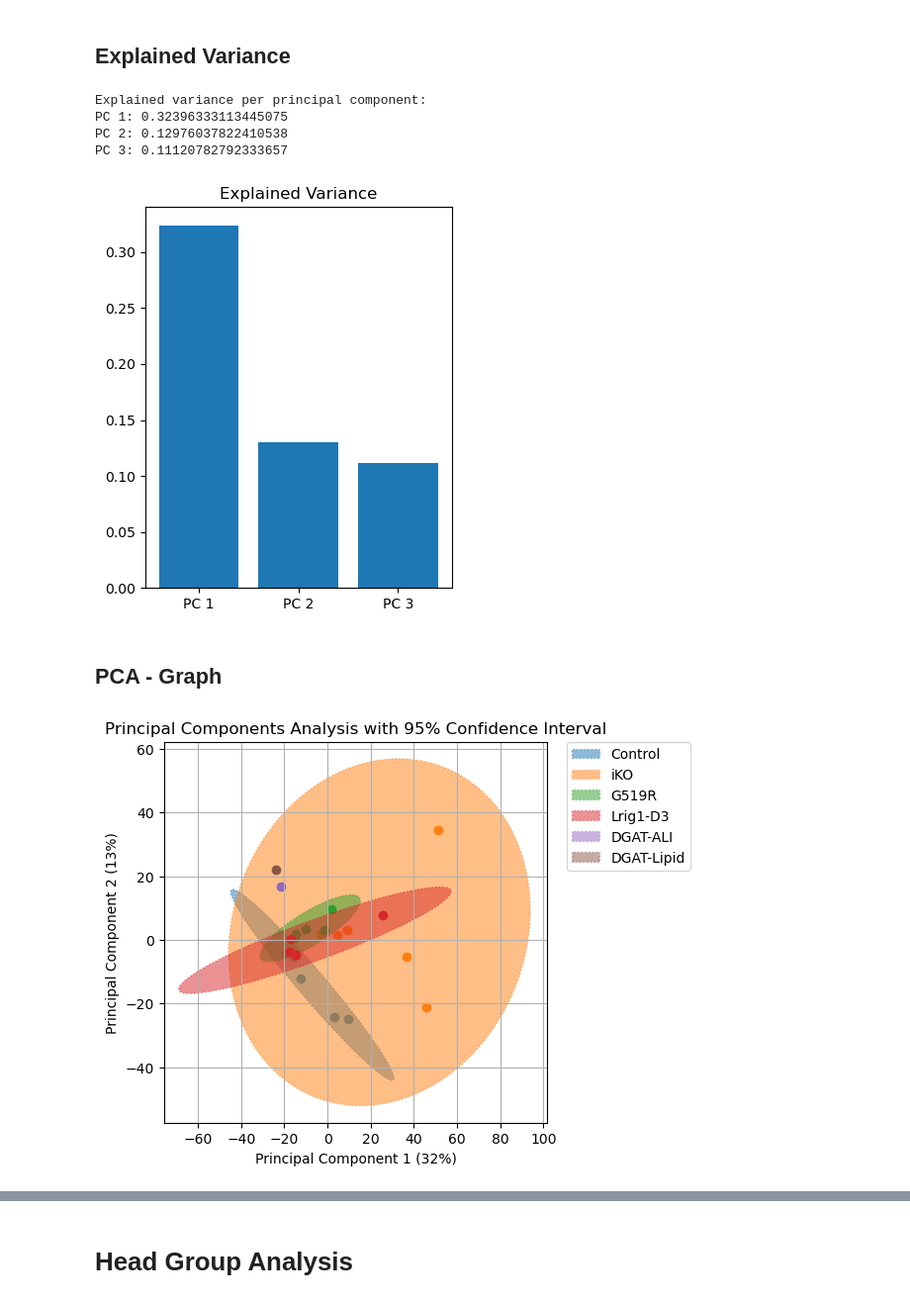
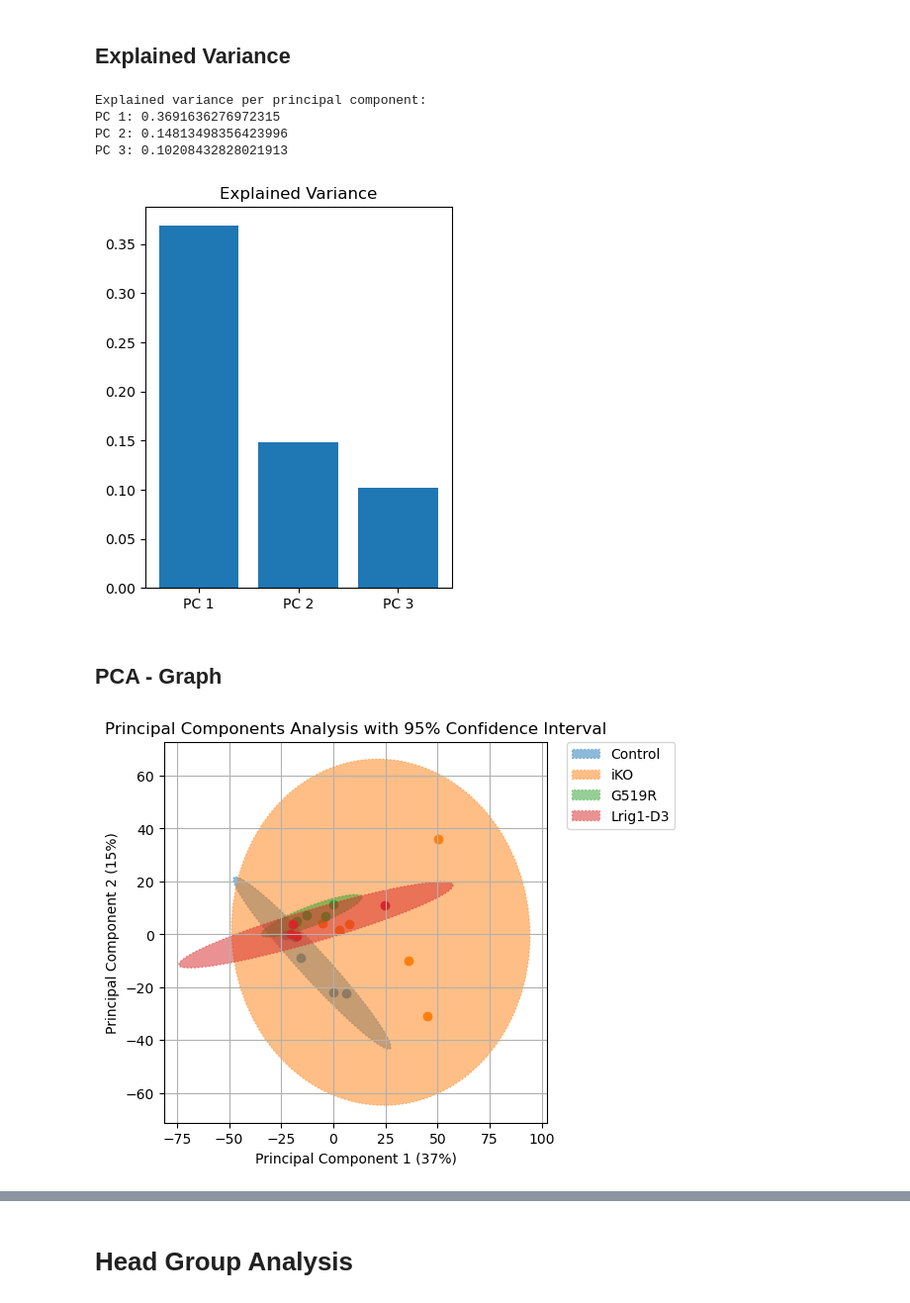
Before and after one commit to hn1902/lipids-proj-new, a Jupyter notebook: dgat_figures.ipynb, the cells around one changed output, grey strips where cells are left out. Shown at 99% size. Cells and saved outputs as stored; diff of their text form; code cells hidden in the pictures.

Commit message:
Reran DGAT figueres with ALI & Lipid columns removed

```diff
--- a/dgat_figures.ipynb
+++ b/dgat_figures.ipynb
@@ -41,6 +41,7 @@ main_lvl = 3
 c = main_lvl - 2
 hT = header.T
 df_a1.drop(columns = df_a1.columns[~df_a1.columns.isin(hT.index)], inplace=True) # drop columns not in header
+df_a1.drop(columns = ['ALI', 'Lipid'], inplace=True)
 if c >= 0:
     df_a1.rename(columns=hT[c], inplace=True) # rename columns if not using existing
 df_a1.columns.name = 'Mutation'
@@ -232,9 +232,9 @@ print('Explained variance per principal component:')
 print('PC 1: {}\nPC 2: {}\nPC 3: {}'.format(ev[0],ev[1],ev[2]))
 # %% [output]
 Explained variance per principal component:
-PC 1: 0.32396333113445075
-PC 2: 0.12976037822410538
-PC 3: 0.11120782792333657
+PC 1: 0.3691636276972315
+PC 2: 0.14813498356423996
+PC 3: 0.10208432828021913
 # %%
 plt.figure(figsize=(4,5))
 plt.bar(
@@ -244,7 +244,7 @@ plt.bar(
 plt.title('Explained Variance')
 plt.savefig('graphs/dgat/pca/ExplainedVarianceGraph.png', dpi=300, bbox_inches='tight')
 # %% [output]
-[figure, old version]
+[figure, new version]
 # %% [markdown]
 ## PCA - Graph
 # %%
@@ -305,28 +305,28 @@ def confidence_ellipse(x, y, ax, n_std=3.0, facecolor='none', **kwargs):
 # %%
 i = 0
 fig, ax_nstd = plt.subplots(figsize=(5,5))
 colors = ['#1f77b4', '#ff7f0e', '#2ca02c', '#d62728', '#9467bd',
 '#8c564b', '#e377c2', '#7f7f7f', '#bcbd22', '#17becf']
 
 for protein in df_pca['Mutation'].unique():
     x = df_pca[df_pca['Mutation'] == protein]['Principal Component 1']
     y = df_pca[df_pca['Mutation'] == protein]['Principal Component 2']
 
     ax_nstd.scatter(x, y, color=colors[i])
     confidence_ellipse(x, y, ax_nstd, n_std=3,
                    label=protein, alpha=0.5, facecolor=colors[i], edgecolor=colors[i], linestyle=':')
     i += 1
 
 
 ax_nstd.grid()
 ax_nstd.legend(bbox_to_anchor=(1.05, 1), loc='upper left', borderaxespad=0)
 ax_nstd.set_title('Principal Components Analysis with 95% Confidence Interval')
-ax_nstd.set_xlabel('Principal Component 1 (32%)')
-ax_nstd.set_ylabel('Principal Component 2 (13%)')
+ax_nstd.set_xlabel('Principal Component 1 ({:.0%})'.format(ev[0]))
+ax_nstd.set_ylabel('Principal Component 2 ({:.0%})'.format(ev[1]))
 plt.show()
 ax_nstd.figure.savefig('graphs/dgat/pca/PCA.png', dpi=300, bbox_inches='tight')
 # %% [output]
-[figure, old version]
+[figure, new version]
 # %%
 i = 0
 fig = plt.figure(figsize=(8,8))
```
Also changed, not shown: parts of 12 cells of this notebook, 23 other files.
